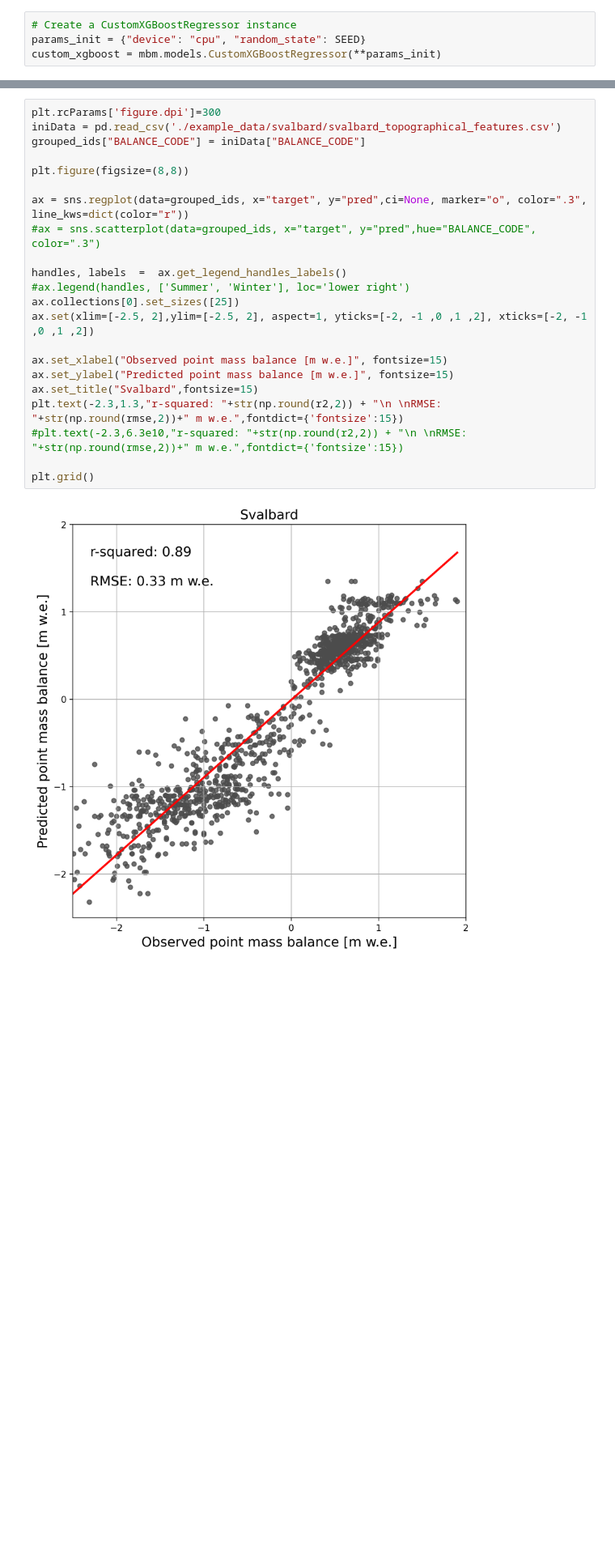
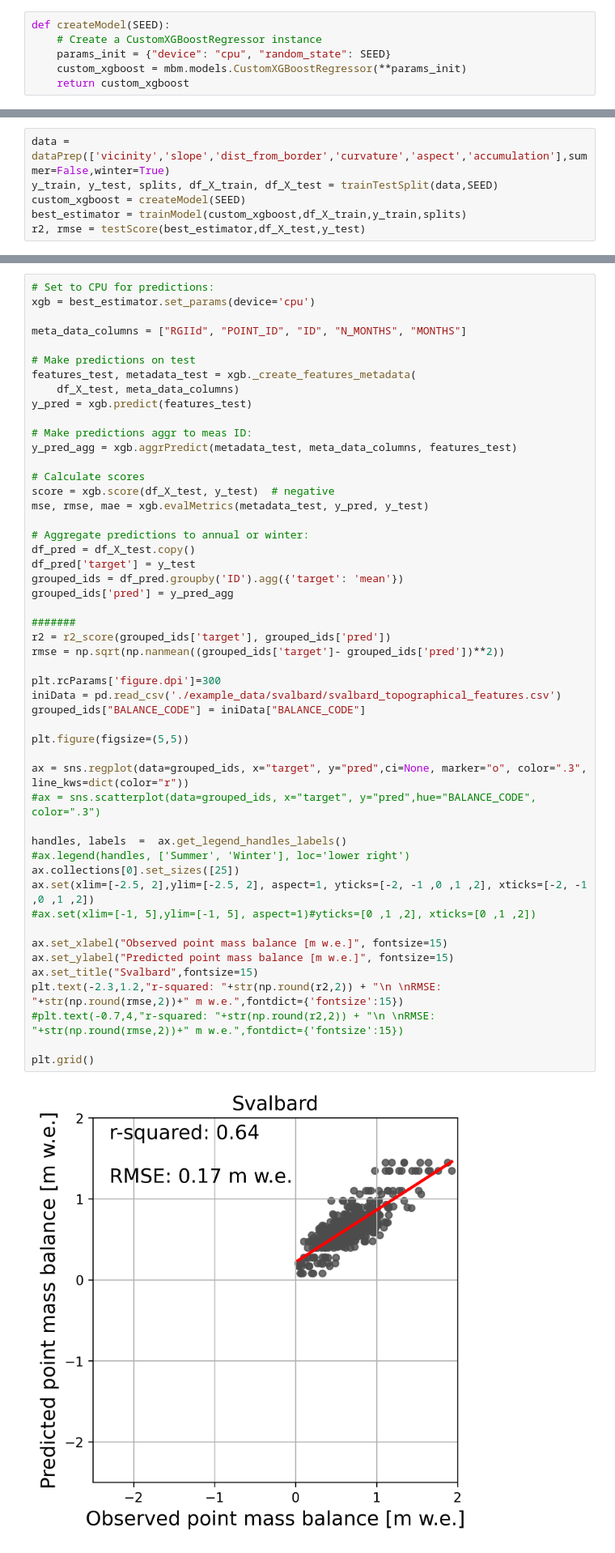
Before and after one commit to ibdv/MassBalanceMachine, a Jupyter notebook: notebooks/model_training_xgboost.ipynb, the cells around one changed output, grey strips where cells are left out. Shown: that part at 81% size. Cells and saved outputs as stored; diff of their text form; blank space fills up the shorter version.

```diff
--- a/notebooks/model_training_xgboost.ipynb
+++ b/notebooks/model_training_xgboost.ipynb
@@ -124,7 +170,9 @@ parameters = {
 # %%
-# Create a CustomXGBoostRegressor instance
-params_init = {"device": "cpu", "random_state": SEED}
-custom_xgboost = mbm.models.CustomXGBoostRegressor(**params_init)
+def createModel(SEED):
+	# Create a CustomXGBoostRegressor instance
+	params_init = {"device": "cpu", "random_state": SEED}
+	custom_xgboost = mbm.models.CustomXGBoostRegressor(**params_init)
+	return custom_xgboost
 # %% [markdown]
 <h2>3. Train the CustomXGBoostRegressor Model</h2>
 
@@ -173,0 +339,6 @@ Best score:
+# %%
+data = dataPrep(['vicinity','slope','dist_from_border','curvature','aspect','accumulation'],summer=False,winter=True)
+y_train, y_test, splits, df_X_train, df_X_test = trainTestSplit(data,SEED)
+custom_xgboost = createModel(SEED)
+best_estimator = trainModel(custom_xgboost,df_X_train,y_train,splits)
+r2, rmse = testScore(best_estimator,df_X_test,y_test)
@@ -250,24 +435,52 @@ rmse = np.sqrt(np.nanmean((grouped_ids['target']- grouped_ids['pred'])**2))
 # %%
+# Set to CPU for predictions:
+xgb = best_estimator.set_params(device='cpu')
+
+meta_data_columns = ["RGIId", "POINT_ID", "ID", "N_MONTHS", "MONTHS"]
+
+# Make predictions on test
+features_test, metadata_test = xgb._create_features_metadata(
+    df_X_test, meta_data_columns)
+y_pred = xgb.predict(features_test)
+
+# Make predictions aggr to meas ID:
+y_pred_agg = xgb.aggrPredict(metadata_test, meta_data_columns, features_test)
+
+# Calculate scores
+score = xgb.score(df_X_test, y_test)  # negative
+mse, rmse, mae = xgb.evalMetrics(metadata_test, y_pred, y_test)
+
+# Aggregate predictions to annual or winter:
+df_pred = df_X_test.copy()
+df_pred['target'] = y_test
+grouped_ids = df_pred.groupby('ID').agg({'target': 'mean'})
+grouped_ids['pred'] = y_pred_agg
+
+#######
+r2 = r2_score(grouped_ids['target'], grouped_ids['pred'])
+rmse = np.sqrt(np.nanmean((grouped_ids['target']- grouped_ids['pred'])**2))
+
 plt.rcParams['figure.dpi']=300
 iniData = pd.read_csv('./example_data/svalbard/svalbard_topographical_features.csv')
 grouped_ids["BALANCE_CODE"] = iniData["BALANCE_CODE"]
 
-plt.figure(figsize=(8,8))
+plt.figure(figsize=(5,5))
 
 ax = sns.regplot(data=grouped_ids, x="target", y="pred",ci=None, marker="o", color=".3", line_kws=dict(color="r"))
 #ax = sns.scatterplot(data=grouped_ids, x="target", y="pred",hue="BALANCE_CODE", color=".3")
 
 handles, labels  =  ax.get_legend_handles_labels()
 #ax.legend(handles, ['Summer', 'Winter'], loc='lower right')
 ax.collections[0].set_sizes([25])
 ax.set(xlim=[-2.5, 2],ylim=[-2.5, 2], aspect=1, yticks=[-2, -1 ,0 ,1 ,2], xticks=[-2, -1 ,0 ,1 ,2])
+#ax.set(xlim=[-1, 5],ylim=[-1, 5], aspect=1)#yticks=[0 ,1 ,2], xticks=[0 ,1 ,2])
 
 ax.set_xlabel("Observed point mass balance [m w.e.]", fontsize=15)
 ax.set_ylabel("Predicted point mass balance [m w.e.]", fontsize=15)
 ax.set_title("Svalbard",fontsize=15)
-plt.text(-2.3,1.3,"r-squared: "+str(np.round(r2,2)) + "\n \nRMSE: "+str(np.round(rmse,2))+" m w.e.",fontdict={'fontsize':15})
-#plt.text(-2.3,6.3e10,"r-squared: "+str(np.round(r2,2)) + "\n \nRMSE: "+str(np.round(rmse,2))+" m w.e.",fontdict={'fontsize':15})
+plt.text(-2.3,1.2,"r-squared: "+str(np.round(r2,2)) + "\n \nRMSE: "+str(np.round(rmse,2))+" m w.e.",fontdict={'fontsize':15})
+#plt.text(-0.7,4,"r-squared: "+str(np.round(r2,2)) + "\n \nRMSE: "+str(np.round(rmse,2))+" m w.e.",fontdict={'fontsize':15})
 
 plt.grid()
 # %% [output]
-[figure, old version]
+[figure, new version]
```
Also changed, not shown: parts of 23 cells of this notebook, 4 other files.
